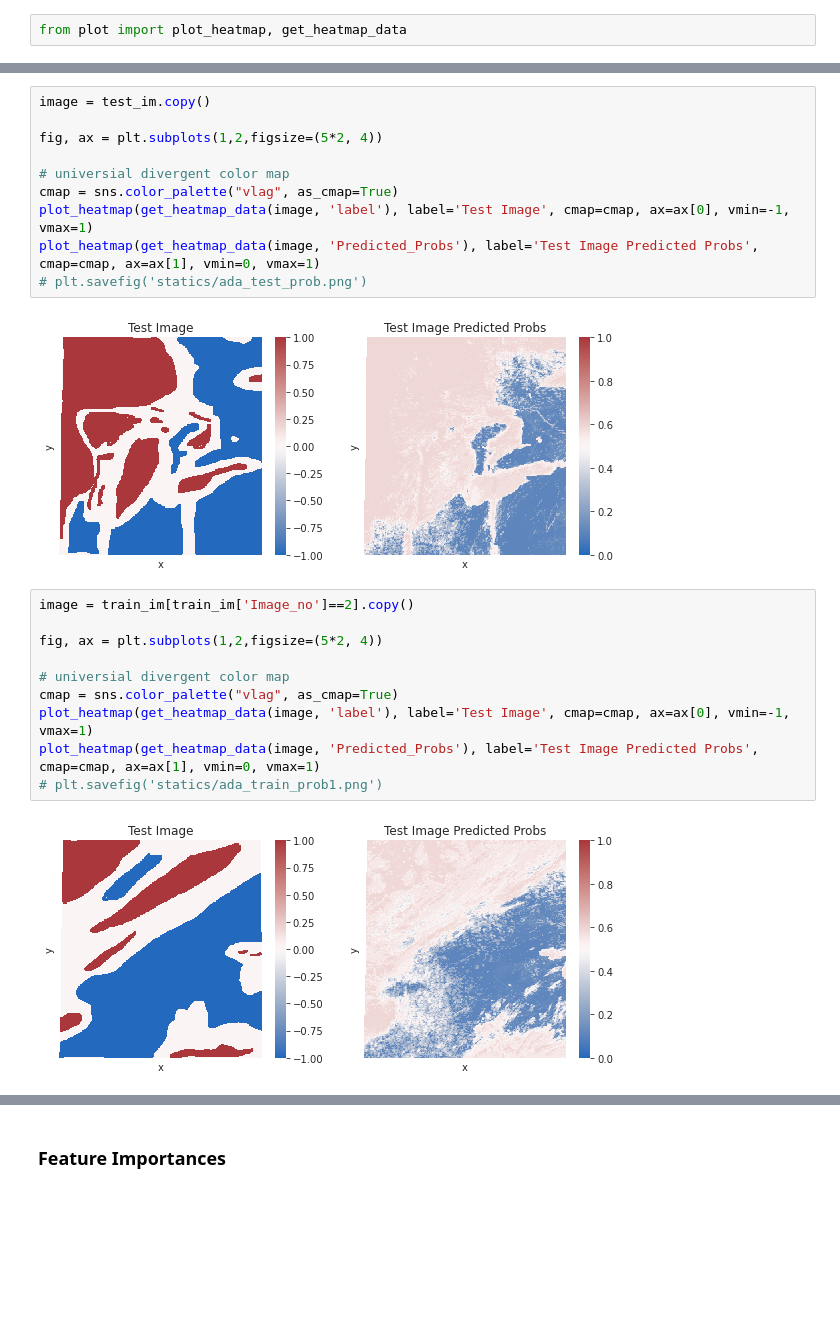
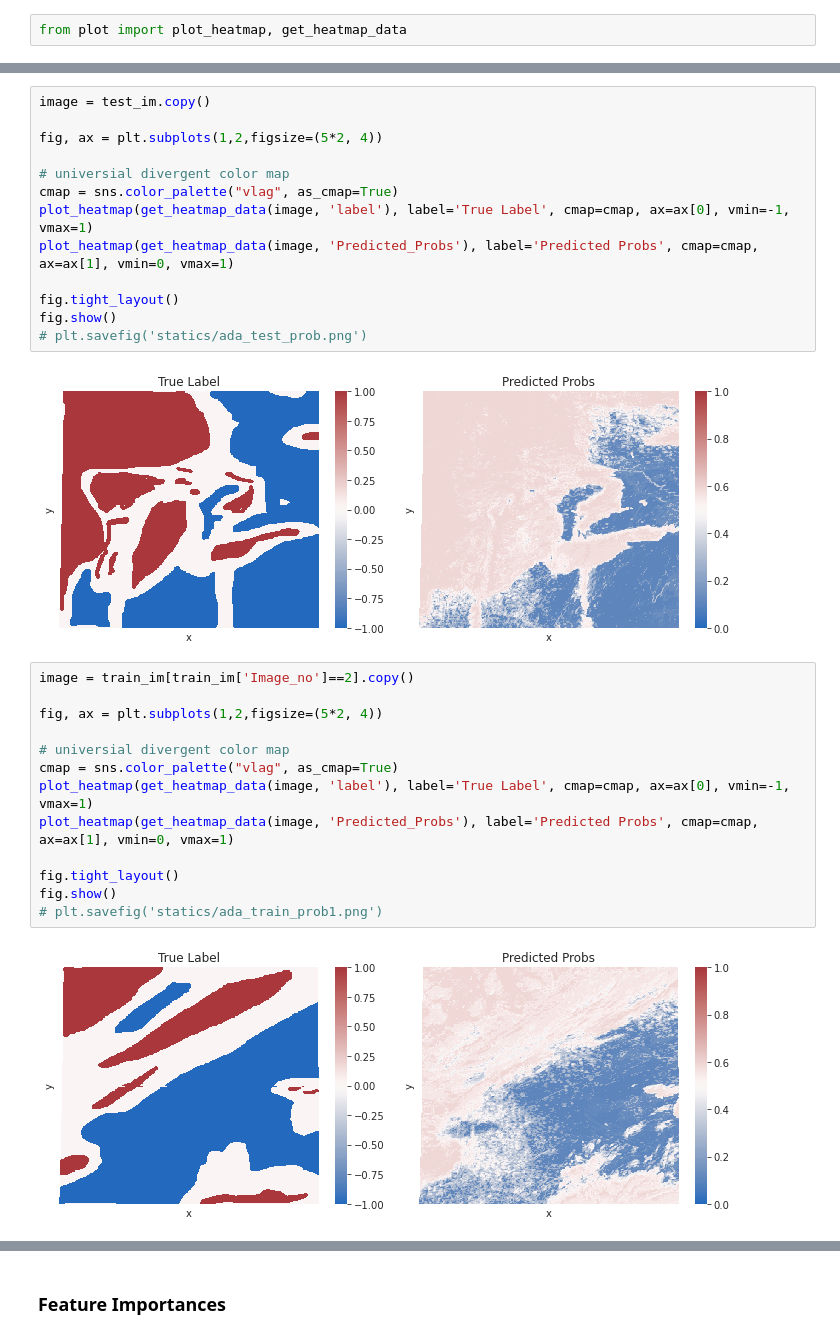
Before and after one commit to WHITSNAK/sta521_proj2, a Jupyter notebook: Section IV - Modeling.ipynb, the cells around one changed output, grey strips where cells are left out. Saved outputs shown, nothing was run; the diff lists cells and outputs as text; blank space fills up the shorter version.

Commit message:
updated prediction test compare plots

```diff
--- a/Section IV - Modeling.ipynb
+++ b/Section IV - Modeling.ipynb
@@ -463,15 +477,18 @@ test_im['Predicted_Probs'] = prob_preds
 # %%
 image = test_im.copy()
 
 fig, ax = plt.subplots(1,2,figsize=(5*2, 4))
 
 # universial divergent color map
 cmap = sns.color_palette("vlag", as_cmap=True)
-plot_heatmap(get_heatmap_data(image, 'label'), label='Test Image', cmap=cmap, ax=ax[0], vmin=-1, vmax=1)
-plot_heatmap(get_heatmap_data(image, 'Predicted_Probs'), label='Test Image Predicted Probs', cmap=cmap, ax=ax[1], vmin=0, vmax=1)
+plot_heatmap(get_heatmap_data(image, 'label'), label='True Label', cmap=cmap, ax=ax[0], vmin=-1, vmax=1)
+plot_heatmap(get_heatmap_data(image, 'Predicted_Probs'), label='Predicted Probs', cmap=cmap, ax=ax[1], vmin=0, vmax=1)
+
+fig.tight_layout()
+fig.show()
 # plt.savefig('statics/ada_test_prob.png')
 # %% [output]
-[figure, old version]
+[figure, new version]
 # %%
 image = train_im[train_im['Image_no']==2].copy()
 
@@ -479,11 +496,14 @@ fig, ax = plt.subplots(1,2,figsize=(5*2, 4))
 
 # universial divergent color map
 cmap = sns.color_palette("vlag", as_cmap=True)
-plot_heatmap(get_heatmap_data(image, 'label'), label='Test Image', cmap=cmap, ax=ax[0], vmin=-1, vmax=1)
-plot_heatmap(get_heatmap_data(image, 'Predicted_Probs'), label='Test Image Predicted Probs', cmap=cmap, ax=ax[1], vmin=0, vmax=1)
+plot_heatmap(get_heatmap_data(image, 'label'), label='True Label', cmap=cmap, ax=ax[0], vmin=-1, vmax=1)
+plot_heatmap(get_heatmap_data(image, 'Predicted_Probs'), label='Predicted Probs', cmap=cmap, ax=ax[1], vmin=0, vmax=1)
+
+fig.tight_layout()
+fig.show()
 # plt.savefig('statics/ada_train_prob1.png')
 # %% [output]
-[figure, old version]
+[figure, new version]
 # %%
 image = train_im[train_im['Image_no']==3].copy()
 
```
Also changed, not shown: parts of 3 cells of this notebook, 3 other files.
